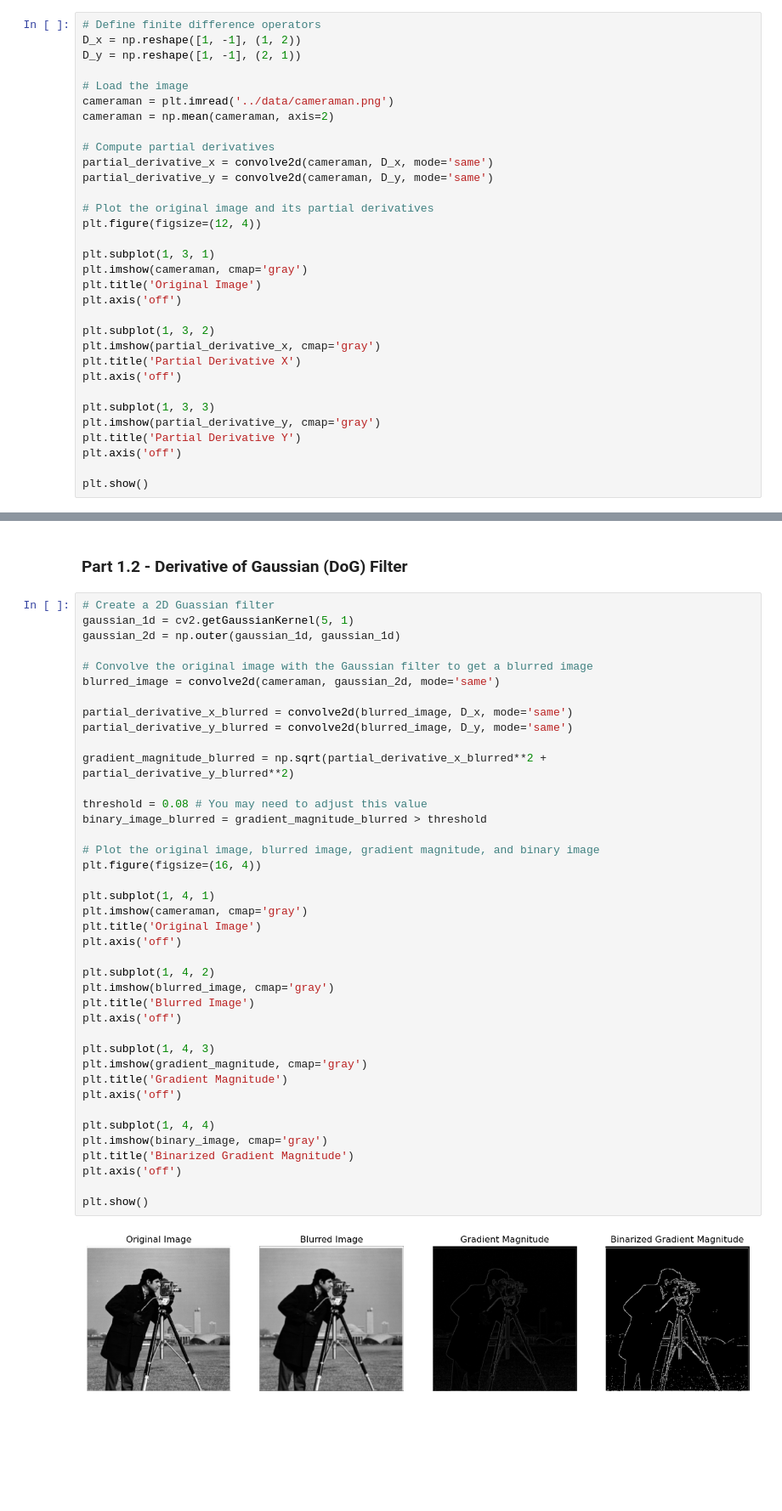
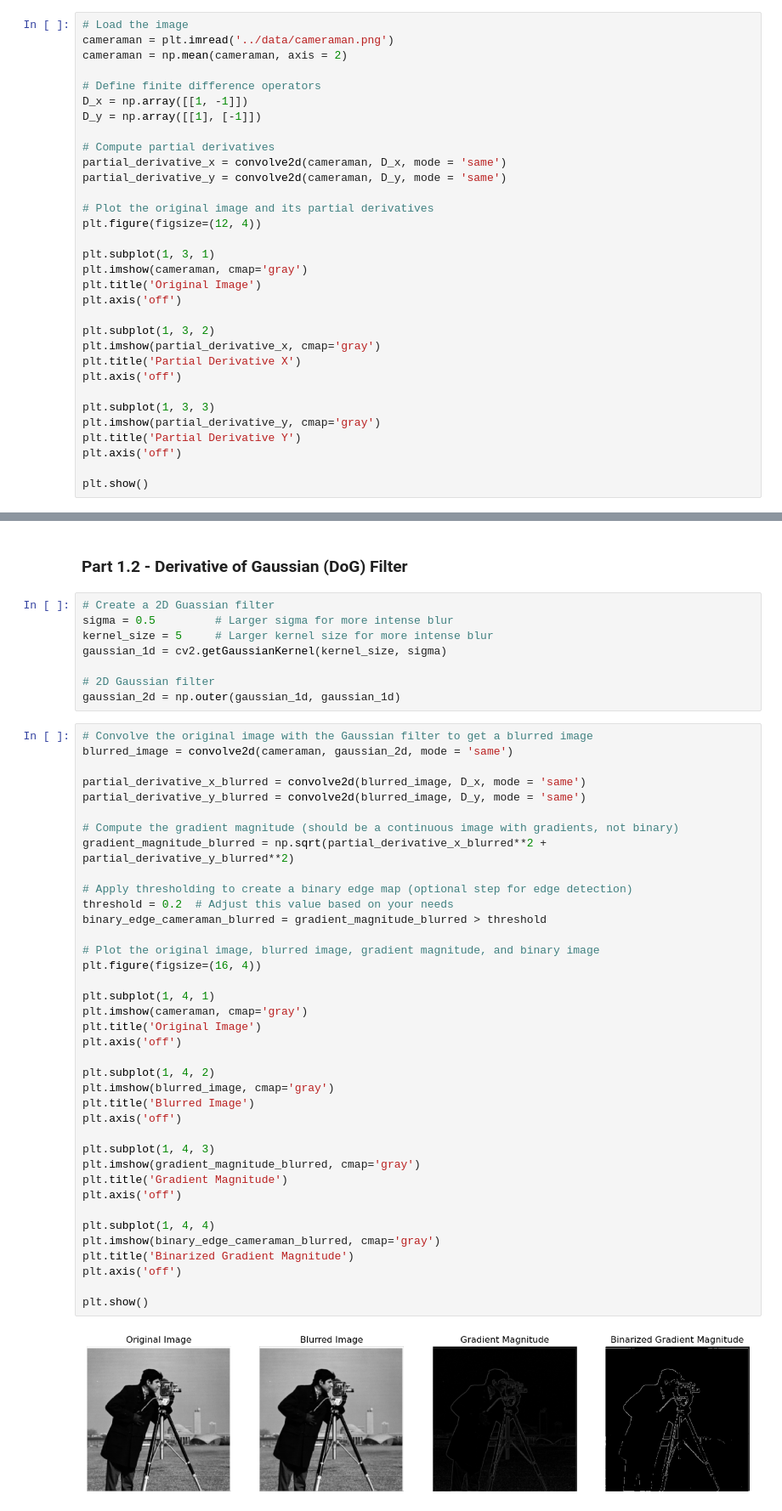
Before and after one commit to filipbagen/cs-180, a Jupyter notebook: p2-filters-and-frequencies/code/main.ipynb, the cells around one changed output, grey strips where cells are left out. Shown at 85% size. Cells and saved outputs as stored; diff of their text form; blank space fills up the shorter version.

```diff
--- a/p2-filters-and-frequencies/code/main.ipynb
+++ b/p2-filters-and-frequencies/code/main.ipynb
@@ -10,17 +12,17 @@ from scipy.signal import convolve2d
 # %% [markdown]
 ### Part 1.1 - Finite Difference Operators
 # %%
-# Define finite difference operators
-D_x = np.reshape([1, -1], (1, 2))
-D_y = np.reshape([1, -1], (2, 1))
-
 # Load the image
 cameraman = plt.imread('../data/cameraman.png')
-cameraman = np.mean(cameraman, axis=2)
+cameraman = np.mean(cameraman, axis = 2)
+
+# Define finite difference operators
+D_x = np.array([[1, -1]])
+D_y = np.array([[1], [-1]])
 
 # Compute partial derivatives
-partial_derivative_x = convolve2d(cameraman, D_x, mode='same')
-partial_derivative_y = convolve2d(cameraman, D_y, mode='same')
+partial_derivative_x = convolve2d(cameraman, D_x, mode = 'same')
+partial_derivative_y = convolve2d(cameraman, D_y, mode = 'same')
 
 # Plot the original image and its partial derivatives
 plt.figure(figsize=(12, 4))
@@ -81,47 +83,53 @@ plt.show()
 [figure]
 # %% [markdown]
 ### Part 1.2 - Derivative of Gaussian (DoG) Filter
+# %%
+# Create a 2D Guassian filter
+sigma = 0.5         # Larger sigma for more intense blur
+kernel_size = 5     # Larger kernel size for more intense blur
+gaussian_1d = cv2.getGaussianKernel(kernel_size, sigma)
+
+# 2D Gaussian filter
+gaussian_2d = np.outer(gaussian_1d, gaussian_1d)
 # %%
-# Create a 2D Guassian filter
-gaussian_1d = cv2.getGaussianKernel(5, 1)
-gaussian_2d = np.outer(gaussian_1d, gaussian_1d)
+# Convolve the original image with the Gaussian filter to get a blurred image
+blurred_image = convolve2d(cameraman, gaussian_2d, mode = 'same')
 
-# Convolve the original image with the Gaussian filter to get a blurred image
-blurred_image = convolve2d(cameraman, gaussian_2d, mode='same')
+partial_derivative_x_blurred = convolve2d(blurred_image, D_x, mode = 'same')
+partial_derivative_y_blurred = convolve2d(blurred_image, D_y, mode = 'same')
 
-partial_derivative_x_blurred = convolve2d(blurred_image, D_x, mode='same')
-partial_derivative_y_blurred = convolve2d(blurred_image, D_y, mode='same')
-
+# Compute the gradient magnitude (should be a continuous image with gradients, not binary)
 gradient_magnitude_blurred = np.sqrt(partial_derivative_x_blurred**2 + partial_derivative_y_blurred**2)
 
-threshold = 0.08 # You may need to adjust this value
-binary_image_blurred = gradient_magnitude_blurred > threshold
+# Apply thresholding to create a binary edge map (optional step for edge detection)
+threshold = 0.2  # Adjust this value based on your needs
+binary_edge_cameraman_blurred = gradient_magnitude_blurred > threshold
 
 # Plot the original image, blurred image, gradient magnitude, and binary image
 plt.figure(figsize=(16, 4))
 
 plt.subplot(1, 4, 1)
 plt.imshow(cameraman, cmap='gray')
 plt.title('Original Image')
 plt.axis('off')
 
 plt.subplot(1, 4, 2)
 plt.imshow(blurred_image, cmap='gray')
 plt.title('Blurred Image')
 plt.axis('off')
 
 plt.subplot(1, 4, 3)
-plt.imshow(gradient_magnitude, cmap='gray')
+plt.imshow(gradient_magnitude_blurred, cmap='gray')
 plt.title('Gradient Magnitude')
 plt.axis('off')
 
 plt.subplot(1, 4, 4)
-plt.imshow(binary_image, cmap='gray')
+plt.imshow(binary_edge_cameraman_blurred, cmap='gray')
 plt.title('Binarized Gradient Magnitude')
 plt.axis('off')
 
 plt.show()
 # %% [output]
-[figure, old version]
+[figure, new version]
 # %%
 # Create DoG filters by convolving the Gaussian filter with D_x and D_y
```
Also changed, not shown: parts of 8 cells of this notebook, 2 other files.
